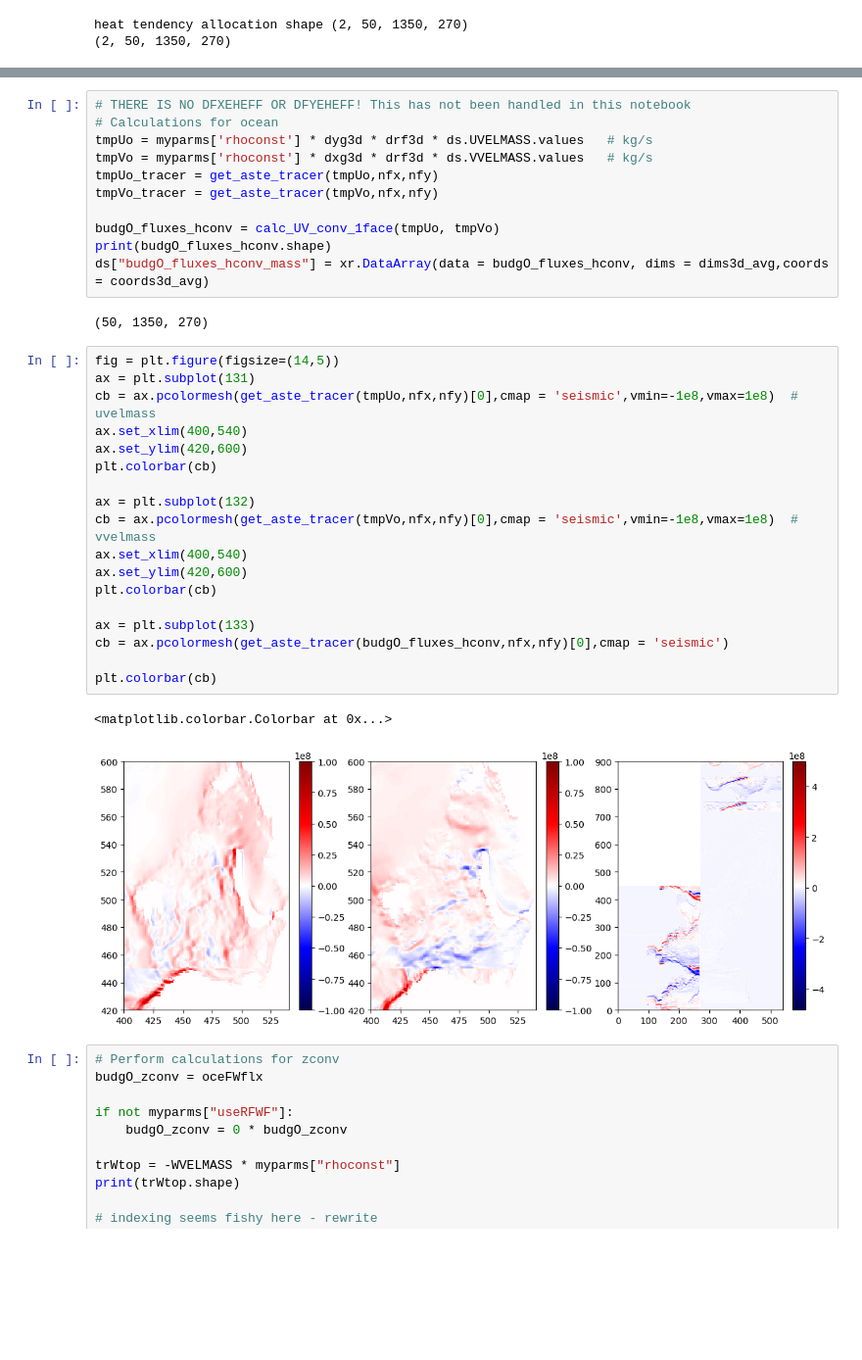
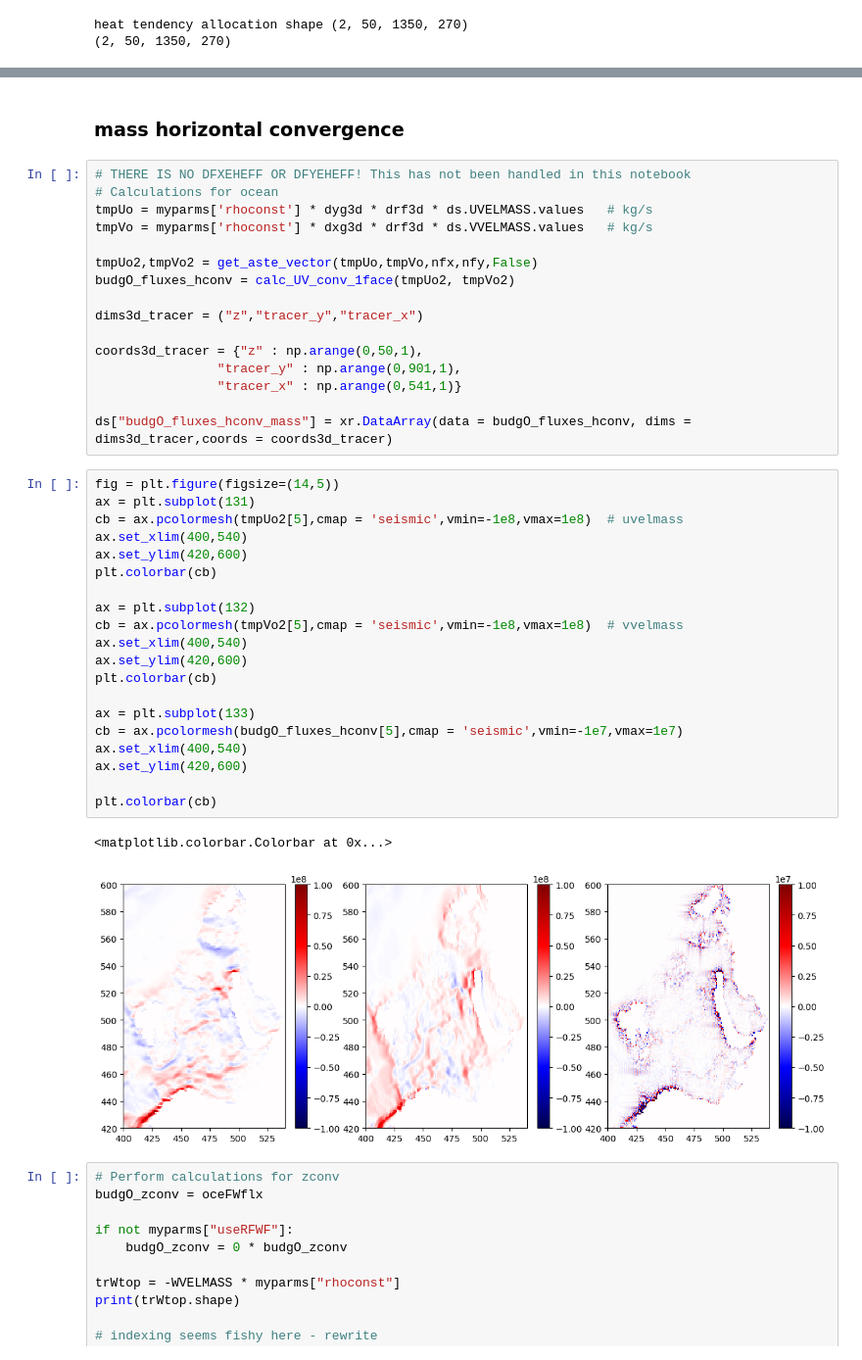
Before and after one commit to margaretmurakami/crios_backups, a Jupyter notebook: ASTE_270/offline_binning/RegionalAnalysis/Barents_gateways.ipynb, the cells around one changed output, grey strips where cells are left out. Shown at 98% size. Cells and saved outputs as stored; diff of their text form; blank space fills up the shorter version.

```diff
--- a/ASTE_270/offline_binning/RegionalAnalysis/Barents_gateways.ipynb
+++ b/ASTE_270/offline_binning/RegionalAnalysis/Barents_gateways.ipynb
@@ -864,37 +930,44 @@ heat tendency allocation shape (50, 1350, 270)
+# %% [markdown]
+### mass horizontal convergence
 # %%
 # THERE IS NO DFXEHEFF OR DFYEHEFF! This has not been handled in this notebook
 # Calculations for ocean
 tmpUo = myparms['rhoconst'] * dyg3d * drf3d * ds.UVELMASS.values   # kg/s
 tmpVo = myparms['rhoconst'] * dxg3d * drf3d * ds.VVELMASS.values   # kg/s
-tmpUo_tracer = get_aste_tracer(tmpUo,nfx,nfy)
-tmpVo_tracer = get_aste_tracer(tmpVo,nfx,nfy)
 
-budgO_fluxes_hconv = calc_UV_conv_1face(tmpUo, tmpVo)
-print(budgO_fluxes_hconv.shape)
-ds["budgO_fluxes_hconv_mass"] = xr.DataArray(data = budgO_fluxes_hconv, dims = dims3d_avg,coords = coords3d_avg)
+tmpUo2,tmpVo2 = get_aste_vector(tmpUo,tmpVo,nfx,nfy,False)
+budgO_fluxes_hconv = calc_UV_conv_1face(tmpUo2, tmpVo2)
+
+dims3d_tracer = ("z","tracer_y","tracer_x")
+
+coords3d_tracer = {"z" : np.arange(0,50,1),
+                "tracer_y" : np.arange(0,901,1),
+                "tracer_x" : np.arange(0,541,1)}
+
+ds["budgO_fluxes_hconv_mass"] = xr.DataArray(data = budgO_fluxes_hconv, dims = dims3d_tracer,coords = coords3d_tracer)
-# %% [output]
-(50, 1350, 270)
 # %%
 fig = plt.figure(figsize=(14,5))
 ax = plt.subplot(131)
-cb = ax.pcolormesh(get_aste_tracer(tmpUo,nfx,nfy)[0],cmap = 'seismic',vmin=-1e8,vmax=1e8)  # uvelmass
+cb = ax.pcolormesh(tmpUo2[5],cmap = 'seismic',vmin=-1e8,vmax=1e8)  # uvelmass
 ax.set_xlim(400,540)
 ax.set_ylim(420,600)
 plt.colorbar(cb)
 
 ax = plt.subplot(132)
-cb = ax.pcolormesh(get_aste_tracer(tmpVo,nfx,nfy)[0],cmap = 'seismic',vmin=-1e8,vmax=1e8)  # vvelmass
+cb = ax.pcolormesh(tmpVo2[5],cmap = 'seismic',vmin=-1e8,vmax=1e8)  # vvelmass
 ax.set_xlim(400,540)
 ax.set_ylim(420,600)
 plt.colorbar(cb)
 
 ax = plt.subplot(133)
-cb = ax.pcolormesh(get_aste_tracer(budgO_fluxes_hconv,nfx,nfy)[0],cmap = 'seismic')
+cb = ax.pcolormesh(budgO_fluxes_hconv[5],cmap = 'seismic',vmin=-1e7,vmax=1e7)
+ax.set_xlim(400,540)
+ax.set_ylim(420,600)
 
 plt.colorbar(cb)
 # %% [output]
 <matplotlib.colorbar.Colorbar at 0x...>
-[figure, old version]
+[figure, new version]
 # %%
 # Perform calculations for zconv
 budgO_zconv = oceFWflx
```
Also changed, not shown: parts of 41 cells of this notebook, 5 other files.
